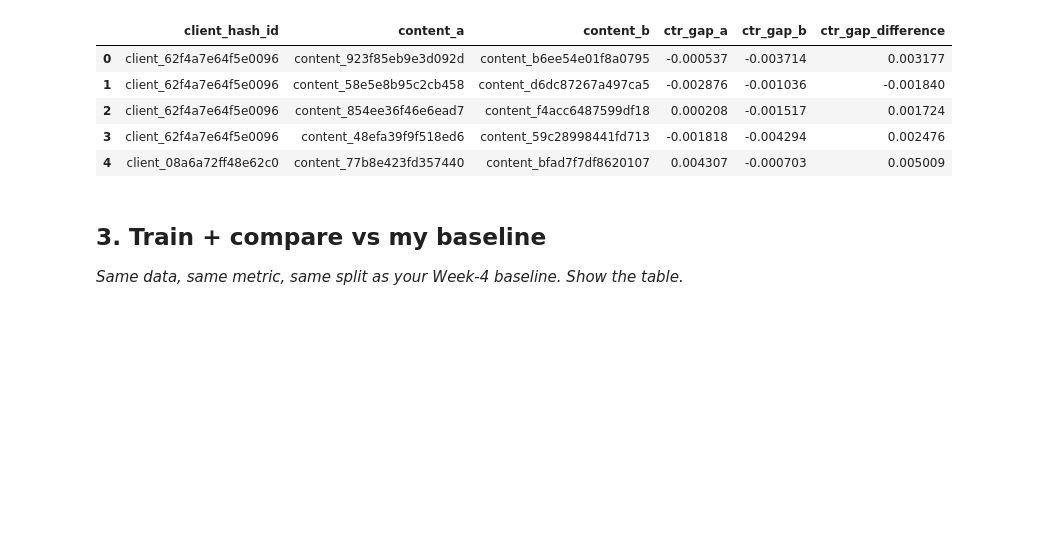
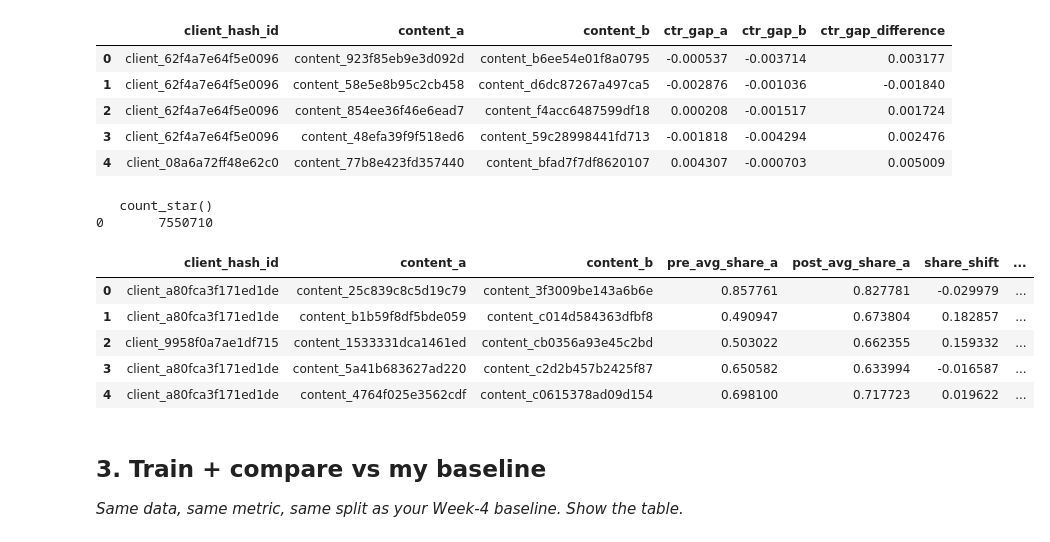
Before and after one commit to AdityaAAND/flyrank-ml-internship-starter, a Jupyter notebook: work/notebooks/w05_model.ipynb, the cells around one changed output. Saved outputs shown, nothing was run; the diff lists cells and outputs as text; code cells hidden in the pictures; blank space fills up the shorter version.

```diff
--- a/work/notebooks/w05_model.ipynb
+++ b/work/notebooks/w05_model.ipynb
@@ -583,6 +583,62 @@ Pairs with CTR-gap feature: 50,469
 #Saving the table to the drive
 
 ctr_gap.to_parquet(f'{save_dir}/ctr_gap.parquet')
+# %%
+#Labels-postcutoff daily impressions(Flipped to >= instead of <)
+con.execute("""
+    CREATE OR REPLACE TABLE content_daily_post AS
+    SELECT f.client_hash_id, f.content_hash_id, f.report_date, f.gsc_impressions
+    FROM read_parquet('hf://datasets/FlyRank/internship-warehouse/fact_content_daily_performance/**/*.parquet') f
+    JOIN pair_content_ids pc
+        ON f.client_hash_id = pc.client_hash_id AND f.content_hash_id = pc.content_hash_id
+    JOIN client_cutoffs c ON f.client_hash_id = c.client_hash_id
+    WHERE f.report_date >= c.cutoff_date AND f.gsc_data_available IS TRUE
+""")
+print(con.sql("SELECT COUNT(*) FROM content_daily_post").df())
+# %% [output]
+   count_star()
+0       7550710
+# %%
+#post-cutoff share_a per pair, then compare to pre-cutoff share_a to build the label
+labels = con.sql("""
+WITH post_pair_daily AS (
+    SELECT
+        p.client_hash_id, p.content_a, p.content_b, da.report_date,
+        da.gsc_impressions AS impr_a, db.gsc_impressions AS impr_b
+    FROM pairs p
+    JOIN content_daily_post da ON p.client_hash_id = da.client_hash_id AND p.content_a = da.content_hash_id
+    JOIN content_daily_post db ON p.client_hash_id = db.client_hash_id AND p.content_b = db.content_hash_id
+        AND da.report_date = db.report_date
+),
+post_share AS (
+    SELECT client_hash_id, content_a, content_b,
+        AVG(CASE WHEN (impr_a + impr_b) > 0 THEN impr_a * 1.0 / (impr_a + impr_b) ELSE NULL END) AS post_avg_share_a,
+        COUNT(*) AS n_days_post
+    FROM post_pair_daily
+    GROUP BY client_hash_id, content_a, content_b
+    HAVING COUNT(*) >= 10
+)
+SELECT
+    ps.client_hash_id, ps.content_a, ps.content_b,
+    st.avg_share_a AS pre_avg_share_a,
+    ps.post_avg_share_a,
+    ps.post_avg_share_a - st.avg_share_a AS share_shift,
+    CASE WHEN ABS(ps.post_avg_share_a - st.avg_share_a) >= 0.15 THEN 1 ELSE 0 END AS is_cannibalization_label
+FROM post_share ps
+JOIN share_trend st ON ps.client_hash_id = st.client_hash_id
+    AND ps.content_a = st.content_a AND ps.content_b = st.content_b
+""").df()
+
+print(f"Total labeled pairs: {len(labels):,}")
+print(f"Positive labels: {labels['is_cannibalization_label'].sum():,} ({labels['is_cannibalization_label'].mean()*100:.1f}%)")
+labels.head()
+# %% [output]
+|  | client_hash_id | content_a | content_b | pre_avg_share_a | post_avg_share_a | share_shift | ... |
+| 0 | client_a80fca3f171ed1de | content_25c839c8c5d19c79 | content_3f3009be143a6b6e | 0.857761 | 0.827781 | -0.029979 | ... |
+| 1 | client_a80fca3f171ed1de | content_b1b59f8df5bde059 | content_c014d584363dfbf8 | 0.490947 | 0.673804 | 0.182857 | ... |
+| 2 | client_9958f0a7ae1df715 | content_1533331dca1461ed | content_cb0356a93e45c2bd | 0.503022 | 0.662355 | 0.159332 | ... |
+| 3 | client_a80fca3f171ed1de | content_5a41b683627ad220 | content_c2d2b457b2425f87 | 0.650582 | 0.633994 | -0.016587 | ... |
+| 4 | client_a80fca3f171ed1de | content_4764f025e3562cdf | content_c0615378ad09d154 | 0.698100 | 0.717723 | 0.019622 | ... |
 # %% [markdown]
 ## 3. Train + compare vs my baseline
 
```
Also changed, not shown: parts of 1 cell of this notebook.
